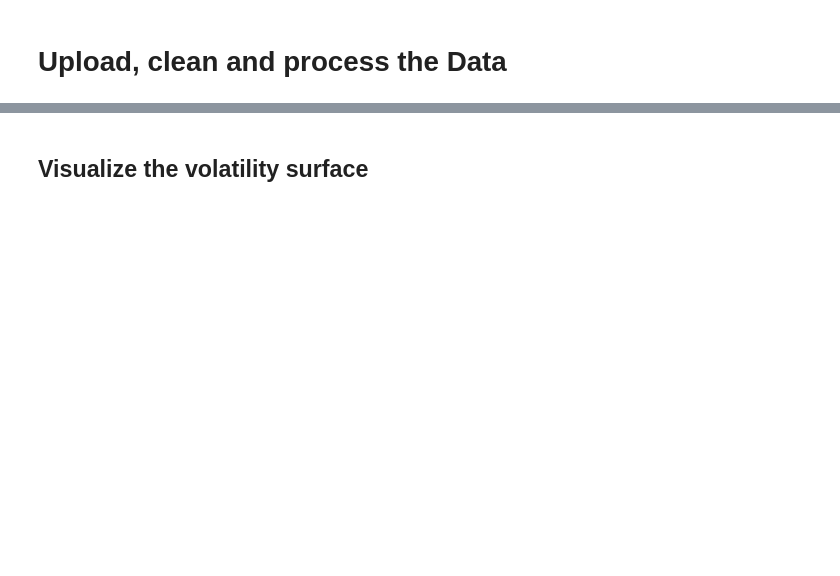
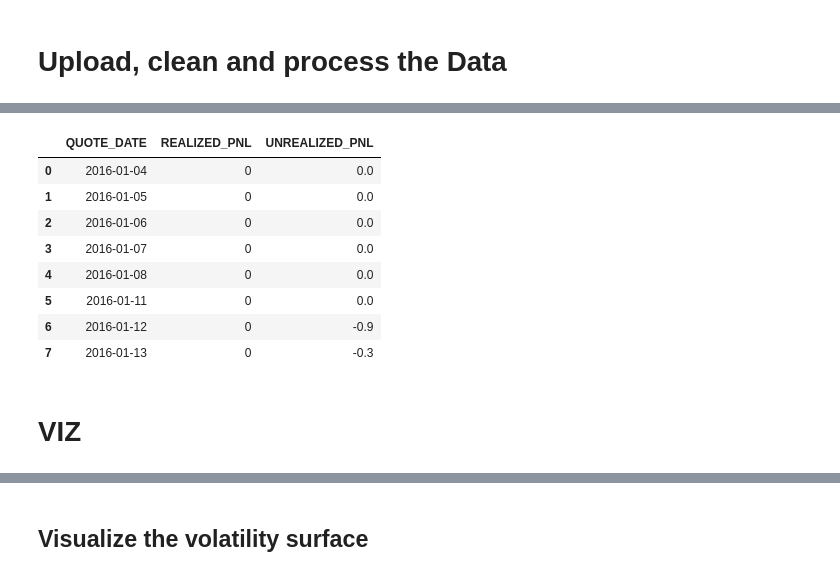
Before and after one commit to zgcharaf/Options-Trading-Framework, a Jupyter notebook: Main.ipynb, the cells around one changed output, grey strips where cells are left out. Drawn from its saved outputs; the diff is of its cells as text; code cells hidden in the pictures; blank space fills up the shorter version.

```diff
--- a/Main.ipynb
+++ b/Main.ipynb
@@ -38,0 +114,4 @@ print(term_structures_df)
+# %%
+transactions_ = transactions.Transactions()
+transactions_.add_transactions(decision_df)
+net_spent_by_date_df = transactions_.calculate_net_spent_by_date()
@@ -39,3 +123,20 @@ print(term_structures_df)
+# %%
+x=portfolio.Portfolio(df,transactions_.get_transaction_log())
+b=x.calculate_fifo_pnl()
+# %%
+b
+# %% [output]
+|  | QUOTE_DATE | REALIZED_PNL | UNREALIZED_PNL |
+| 0 | 2016-01-04 | 0 | 0.0 |
+| 1 | 2016-01-05 | 0 | 0.0 |
+| 2 | 2016-01-06 | 0 | 0.0 |
+| 3 | 2016-01-07 | 0 | 0.0 |
+| 4 | 2016-01-08 | 0 | 0.0 |
+| 5 | 2016-01-11 | 0 | 0.0 |
+| 6 | 2016-01-12 | 0 | -0.9 |
+| 7 | 2016-01-13 | 0 | -0.3 |
+# %% [markdown]
+# VIZ
 # %%
 plt.figure(figsize=(15,10))
 df.groupby(['QUOTE_DATE'])[['C_THETA_BS', 'C_THETA']].median().plot()
```
Also changed, not shown: parts of 26 cells of this notebook, 2 other files.
